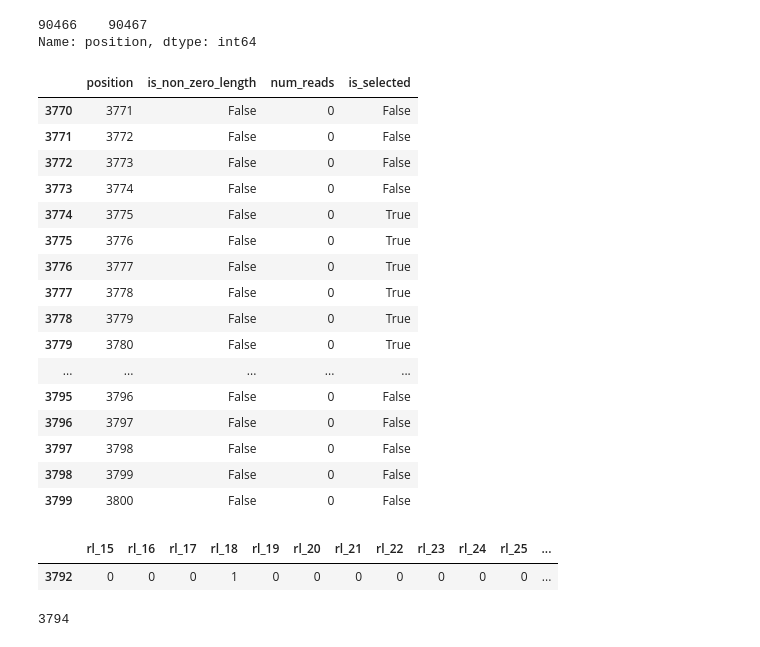
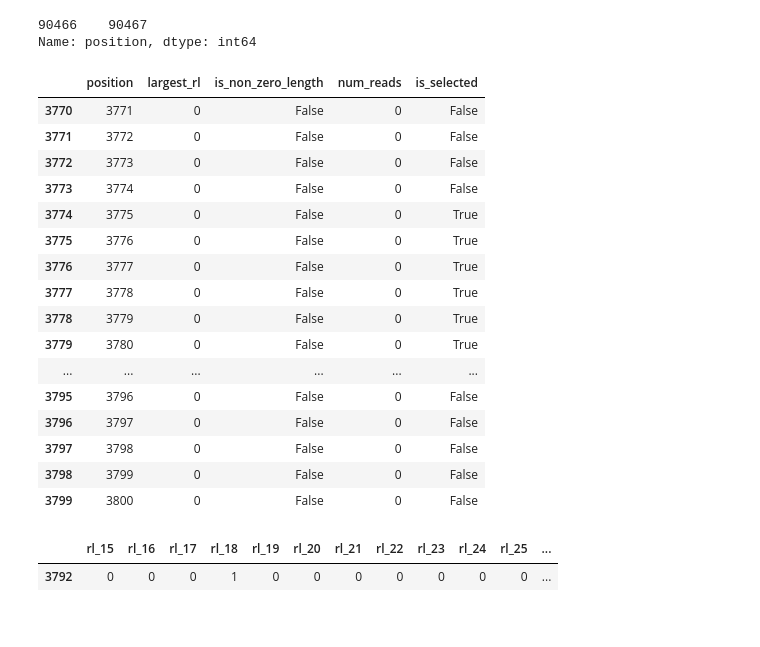
Before and after one commit to shahlab/start-site-predictor, a Jupyter notebook: experiments/Select-Data.ipynb, the cells around one changed output. Cells and saved outputs as stored; diff of their text form; code cells hidden in the pictures.

Commit message:
Add select sample

```diff
--- a/experiments/Select-Data.ipynb
+++ b/experiments/Select-Data.ipynb
@@ -122,31 +122,27 @@ rs_position
 90466    90467
 Name: position, dtype: int64
 # %%
-select_df.loc[3770:3799][["position", "is_non_zero_length", "num_reads", "is_selected"]]
+select_df.loc[3770:3799][["position", "largest_rl", "is_non_zero_length", "num_reads", "is_selected"]]
 # %% [output]
-|  | position | is_non_zero_length | num_reads | is_selected |
-| 3770 | 3771 | False | 0 | False |
-| 3771 | 3772 | False | 0 | False |
-| 3772 | 3773 | False | 0 | False |
-| 3773 | 3774 | False | 0 | False |
-| 3774 | 3775 | False | 0 | True |
-| 3775 | 3776 | False | 0 | True |
-| 3776 | 3777 | False | 0 | True |
-| 3777 | 3778 | False | 0 | True |
-| 3778 | 3779 | False | 0 | True |
-| 3779 | 3780 | False | 0 | True |
-| ... | ... | ... | ... | ... |
-| 3795 | 3796 | False | 0 | False |
-| 3796 | 3797 | False | 0 | False |
-| 3797 | 3798 | False | 0 | False |
-| 3798 | 3799 | False | 0 | False |
-| 3799 | 3800 | False | 0 | False |
+|  | position | largest_rl | is_non_zero_length | num_reads | is_selected |
+| 3770 | 3771 | 0 | False | 0 | False |
+| 3771 | 3772 | 0 | False | 0 | False |
+| 3772 | 3773 | 0 | False | 0 | False |
+| 3773 | 3774 | 0 | False | 0 | False |
+| 3774 | 3775 | 0 | False | 0 | True |
+| 3775 | 3776 | 0 | False | 0 | True |
+| 3776 | 3777 | 0 | False | 0 | True |
+| 3777 | 3778 | 0 | False | 0 | True |
+| 3778 | 3779 | 0 | False | 0 | True |
+| 3779 | 3780 | 0 | False | 0 | True |
+| ... | ... | ... | ... | ... | ... |
+| 3795 | 3796 | 0 | False | 0 | False |
+| 3796 | 3797 | 0 | False | 0 | False |
+| 3797 | 3798 | 0 | False | 0 | False |
+| 3798 | 3799 | 0 | False | 0 | False |
+| 3799 | 3800 | 0 | False | 0 | False |
 # %%
 select_df[select_df.index == 3792][RL_COLS]
 # %% [output]
 |  | rl_15 | rl_16 | rl_17 | rl_18 | rl_19 | rl_20 | rl_21 | rl_22 | rl_23 | rl_24 | rl_25 | ... |
 | 3792 | 0 | 0 | 0 | 1 | 0 | 0 | 0 | 0 | 0 | 0 | 0 | ... |
-# %%
-3793 + 1
-# %% [output]
-3794
```
Also changed, not shown: parts of 3 cells of this notebook.
